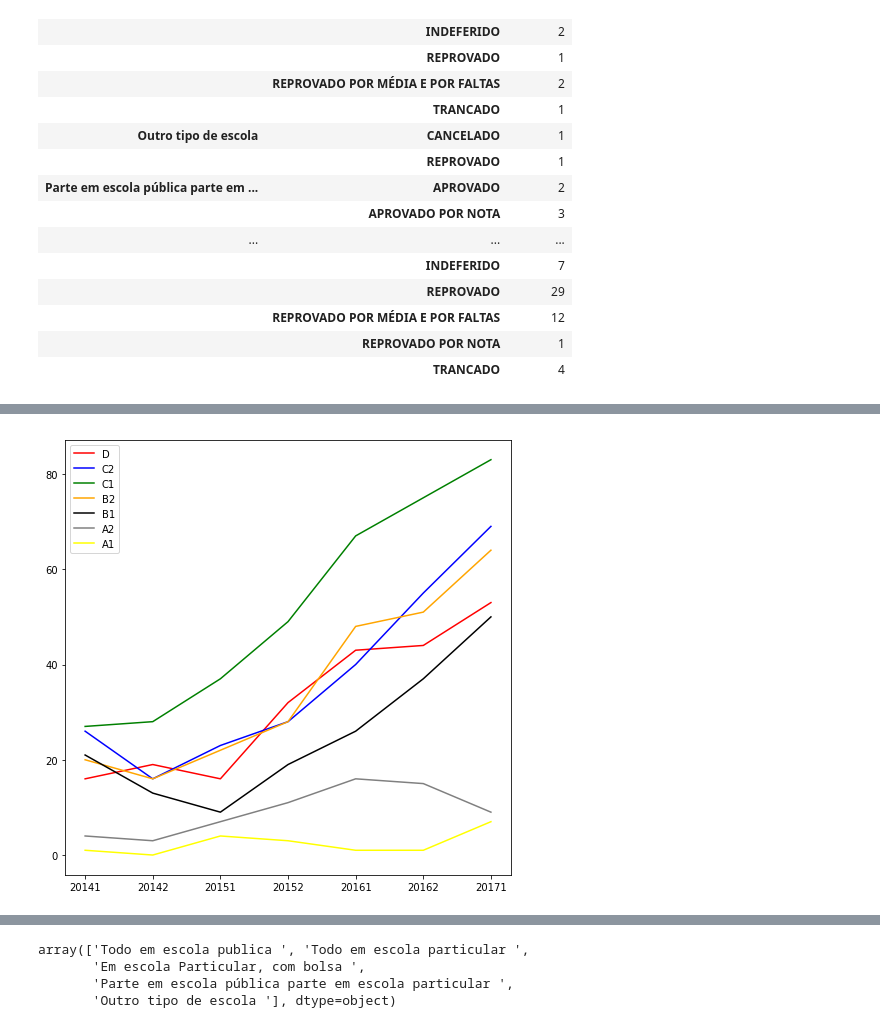
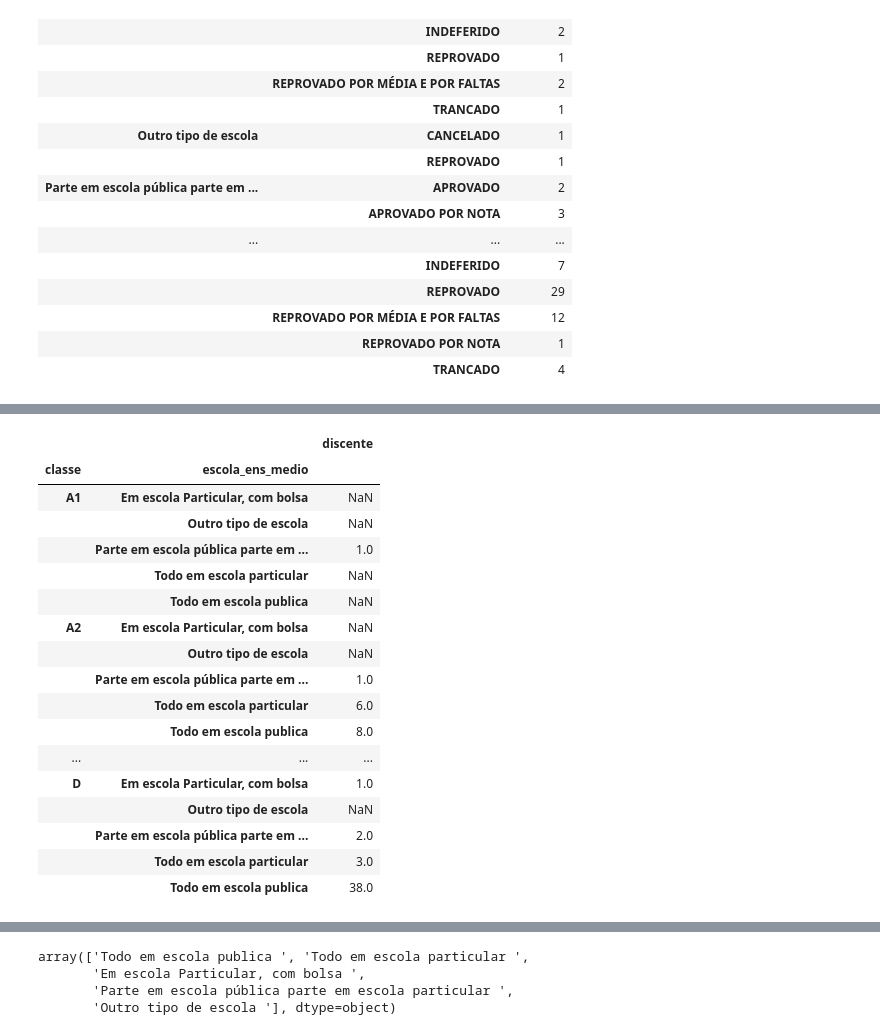
Before and after one commit to lucasgmpaiva/Analise_Dados_UFRN, a Jupyter notebook: UFRN Data Analysis.ipynb, the cells around one changed output, grey strips where cells are left out. Cells and saved outputs as stored; diff of their text form; code cells hidden in the pictures.

```diff
--- a/UFRN Data Analysis.ipynb
+++ b/UFRN Data Analysis.ipynb
@@ -146,17 +140,23 @@ classes = classes.transpose()
-# %%
-# Geração de gráfico mostrando a quantidade de classes sociais na UFRN com o passar dos anos.
-
-fig = plt.figure(figsize=(8,8))
-colors = ['red', 'blue', 'green', 'orange', 'black', 'grey', 'yellow']
-
-
-for i in range(7):
-    start_index = 0;
-    end_index = 7;
-    subset = classes[start_index:end_index]
-    plt.plot(subset[classes.columns[i]], c=colors[i])
-plt.legend(loc='upper left')
-
-plt.show()
-# %% [output]
-[figure, removed]
+# %%
+escola_classe_2016_1 = []
+escola_classe_2016_1 = dados_2016_2.pivot_table(index = ['classe','escola_ens_medio'], values=['discente'], aggfunc='count')
+escola_classe_2016_1
+# %% [output]
+|  |  | discente |
+| classe | escola_ens_medio |  |
+| A1 | Em escola Particular, com bolsa | NaN |
+|  | Outro tipo de escola | NaN |
+|  | Parte em escola pública parte em ... | 1.0 |
+|  | Todo em escola particular | NaN |
+|  | Todo em escola publica | NaN |
+| A2 | Em escola Particular, com bolsa | NaN |
+|  | Outro tipo de escola | NaN |
+|  | Parte em escola pública parte em ... | 1.0 |
+|  | Todo em escola particular | 6.0 |
+|  | Todo em escola publica | 8.0 |
+| ... | ... | ... |
+| D | Em escola Particular, com bolsa | 1.0 |
+|  | Outro tipo de escola | NaN |
+|  | Parte em escola pública parte em ... | 2.0 |
+|  | Todo em escola particular | 3.0 |
+|  | Todo em escola publica | 38.0 |
```
Also changed, not shown: parts of 15 cells of this notebook, 1 other file.
